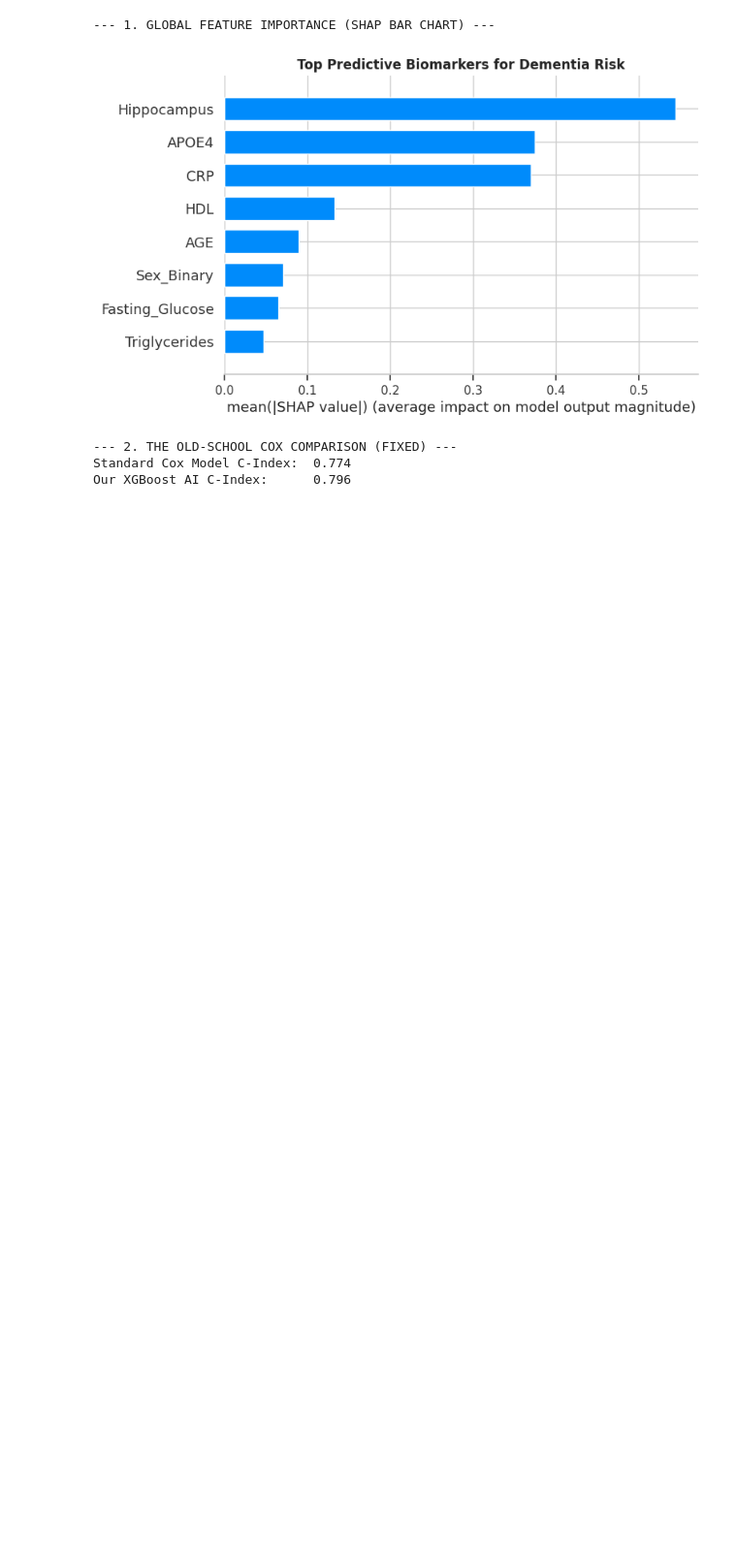
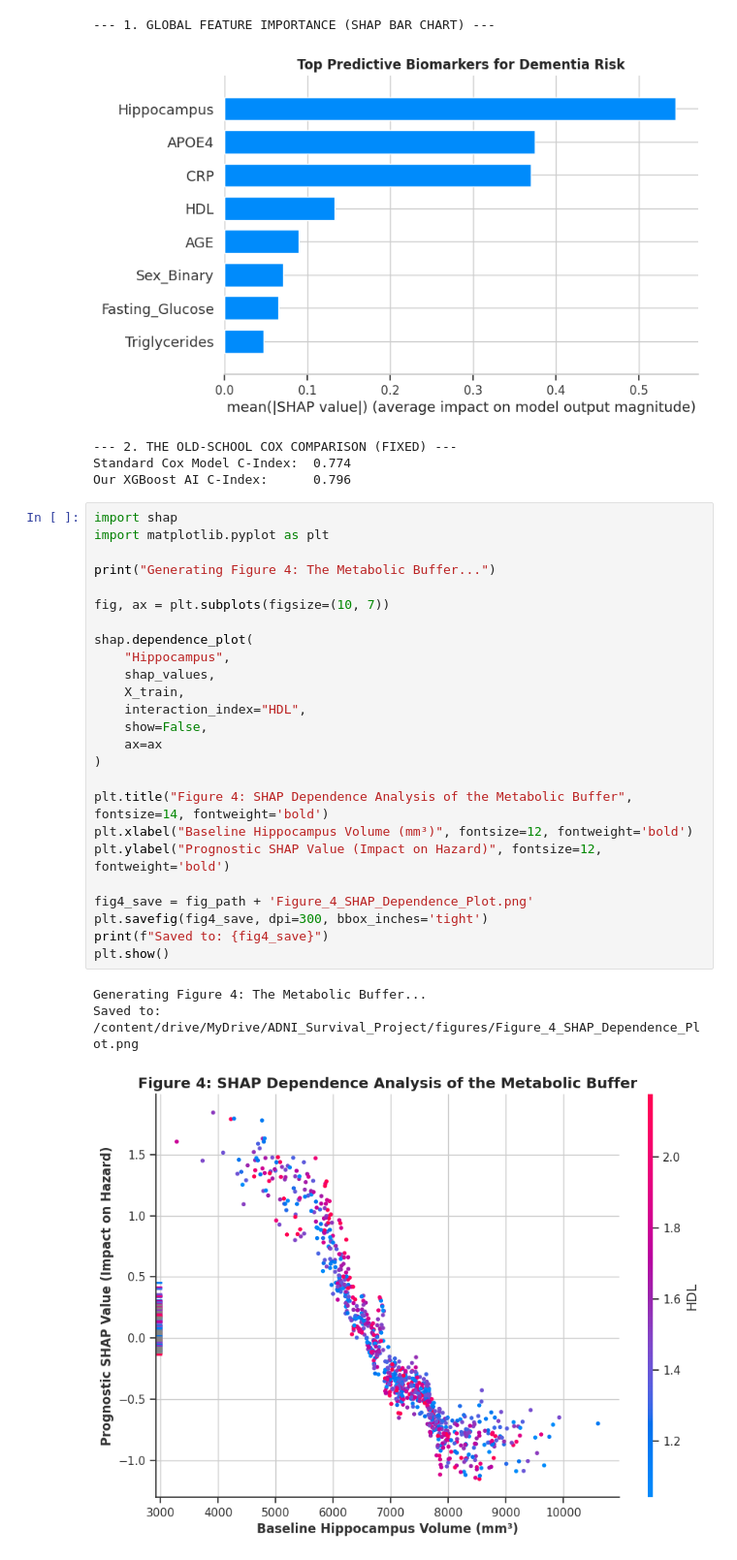
Before and after one commit to Benjaminotuya1/ADNI-Cognitive-Survival-XGBoost, a Jupyter notebook: XGBoost_Model.ipynb, the cells around one changed output. Shown at 97% size. Cells and saved outputs as stored; diff of their text form; blank space fills up the shorter version.

Commit message:
final images

```diff
--- a/XGBoost_Model.ipynb
+++ b/XGBoost_Model.ipynb
@@ -1009,3 +1009,32 @@ print(f"Our XGBoost AI C-Index:      {c_index:.3f}")
 --- 2. THE OLD-SCHOOL COX COMPARISON (FIXED) ---
 Standard Cox Model C-Index:  0.774
 Our XGBoost AI C-Index:      0.796
+# %%
+import shap
+import matplotlib.pyplot as plt
+
+print("Generating Figure 4: The Metabolic Buffer...")
+
+fig, ax = plt.subplots(figsize=(10, 7))
+
+shap.dependence_plot(
+    "Hippocampus",
+    shap_values,
+    X_train,
+    interaction_index="HDL",
+    show=False,
+    ax=ax
+)
+
+plt.title("Figure 4: SHAP Dependence Analysis of the Metabolic Buffer", fontsize=14, fontweight='bold')
+plt.xlabel("Baseline Hippocampus Volume (mm³)", fontsize=12, fontweight='bold')
+plt.ylabel("Prognostic SHAP Value (Impact on Hazard)", fontsize=12, fontweight='bold')
+
+fig4_save = fig_path + 'Figure_4_SHAP_Dependence_Plot.png'
+plt.savefig(fig4_save, dpi=300, bbox_inches='tight')
+print(f"Saved to: {fig4_save}")
+plt.show()
+# %% [output]
+Generating Figure 4: The Metabolic Buffer...
+Saved to: /content/drive/MyDrive/ADNI_Survival_Project/figures/Figure_4_SHAP_Dependence_Plot.png
+[figure, added]
```
Also changed, not shown: parts of 2 cells of this notebook.
